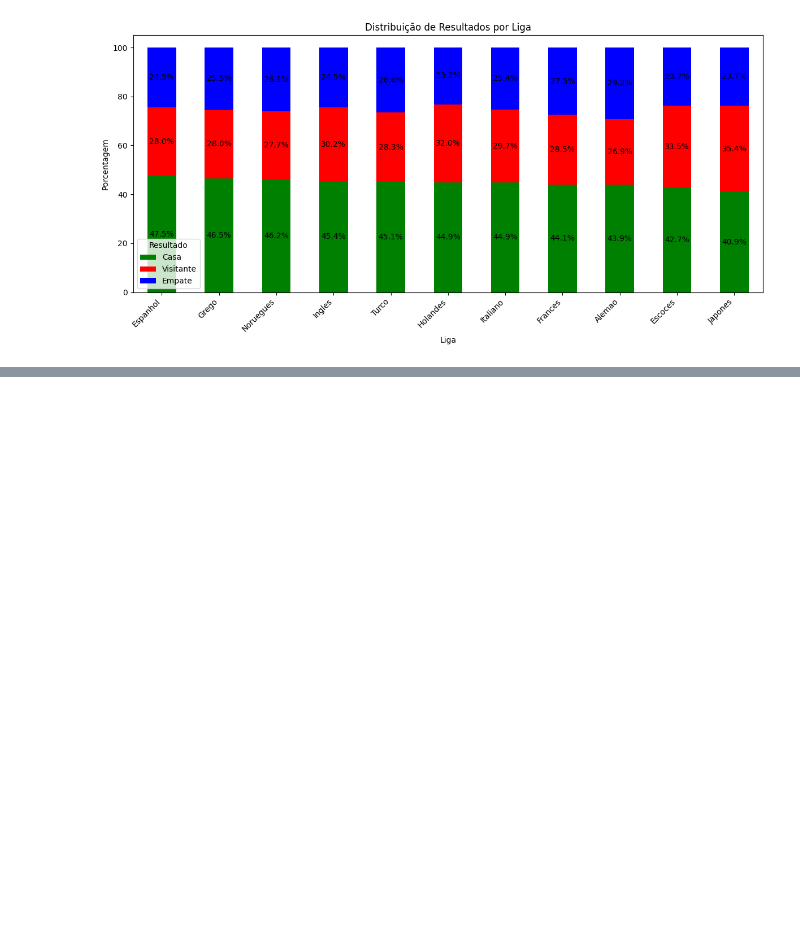
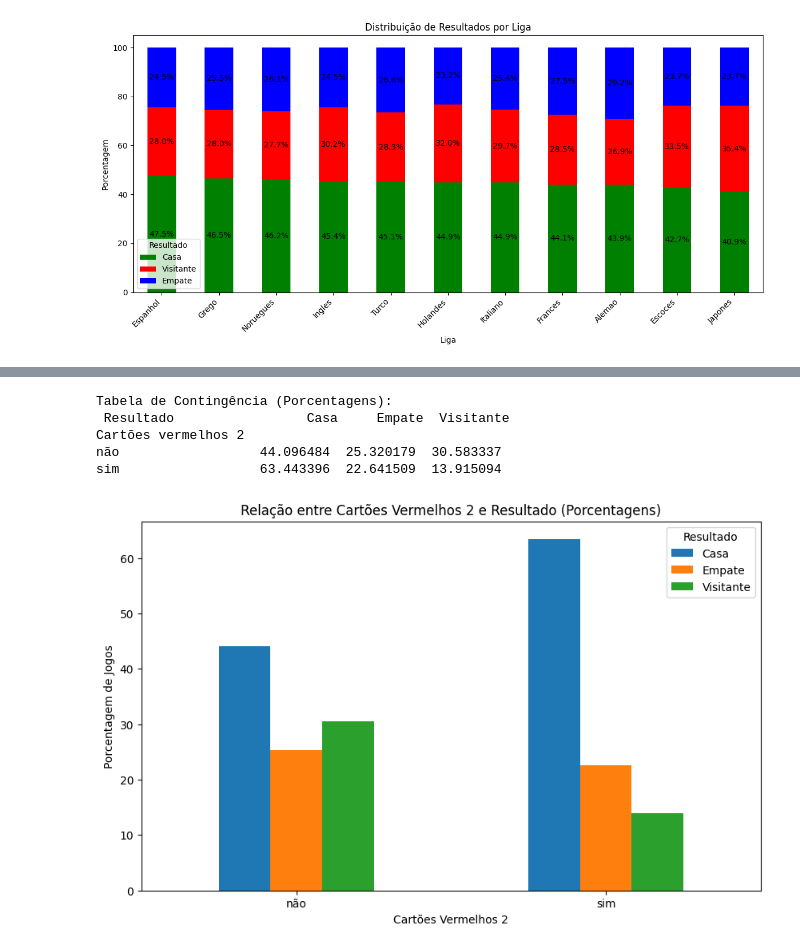
Before and after one commit to carloshnp/PS-2025.1, a Jupyter notebook: análise_univariada_bivariada.ipynb, the cells around one changed output, grey strips where cells are left out. Cells and saved outputs as stored; diff of their text form; code cells hidden in the pictures; blank space fills up the shorter version.

```diff
--- a/análise_univariada_bivariada.ipynb
+++ b/análise_univariada_bivariada.ipynb
@@ -1195,0 +1260,24 @@ plt.show()
+# %%
+# Criar a tabela de contingência
+tabela_contingencia = pd.crosstab(filtered_games['Cartões vermelhos 2'], filtered_games['Resultado'])
+
+# Calcular as porcentagens dentro de cada categoria de Cartões Vermelhos 1
+tabela_contingencia_pct = tabela_contingencia.div(tabela_contingencia.sum(axis=1), axis=0) * 100
+
+print("Tabela de Contingência (Porcentagens):\n", tabela_contingencia_pct)
+
+# Criar o gráfico de barras lado a lado
+tabela_contingencia_pct.plot(kind='bar', figsize=(10, 6))
+plt.title('Relação entre Cartões Vermelhos 2 e Resultado (Porcentagens)')
+plt.xlabel('Cartões Vermelhos 2')
+plt.ylabel('Porcentagem de Jogos')
+plt.legend(title='Resultado')
+plt.xticks(rotation=0)  # Manter os rótulos do eixo x na horizontal
+plt.show()
+# %% [output]
+Tabela de Contingência (Porcentagens):
+ Resultado                 Casa     Empate  Visitante
+Cartões vermelhos 2
+não                  44.096484  25.320179  30.583337
+sim                  63.443396  22.641509  13.915094
+[figure, added]
```
Also changed, not shown: parts of 24 cells of this notebook, 2 other files.
